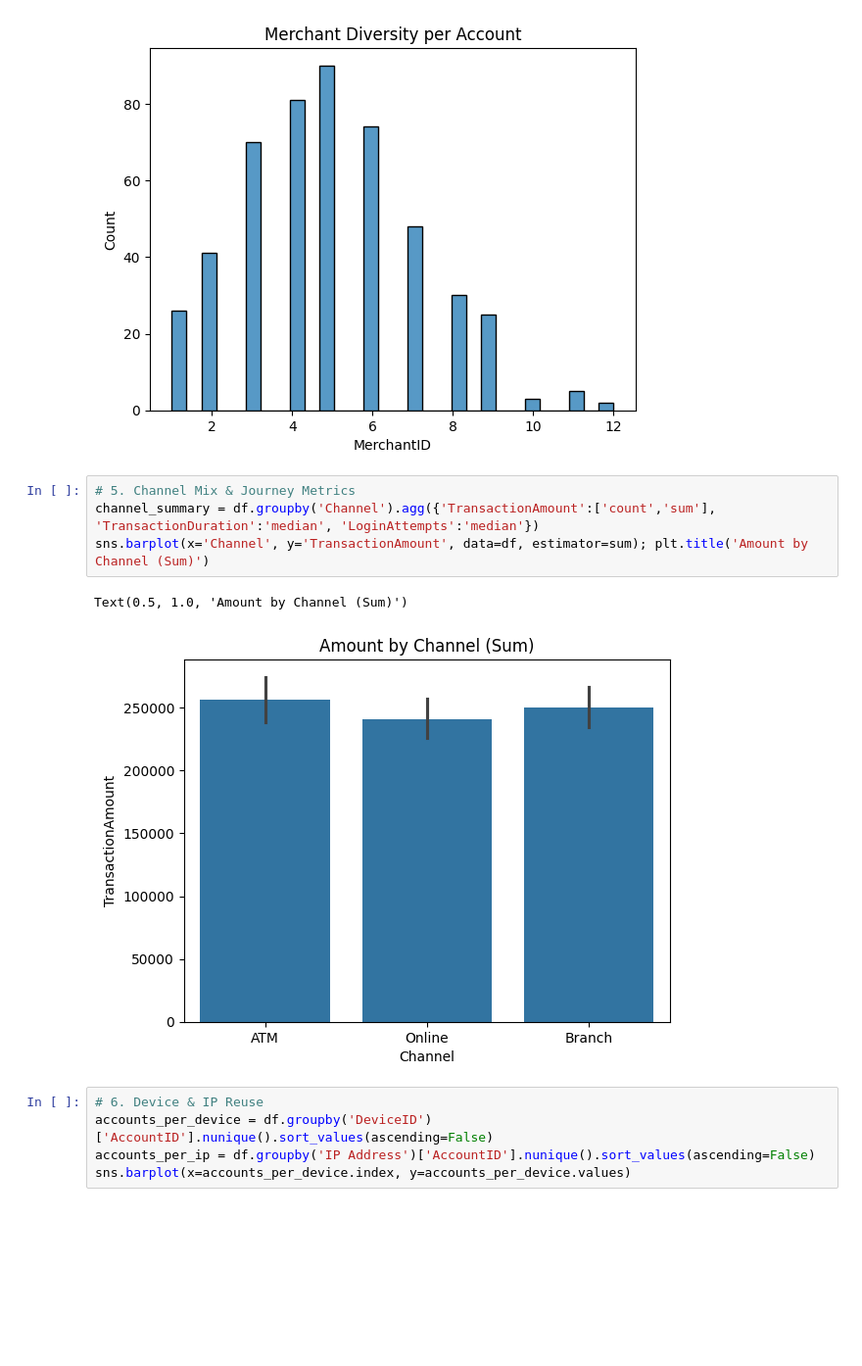
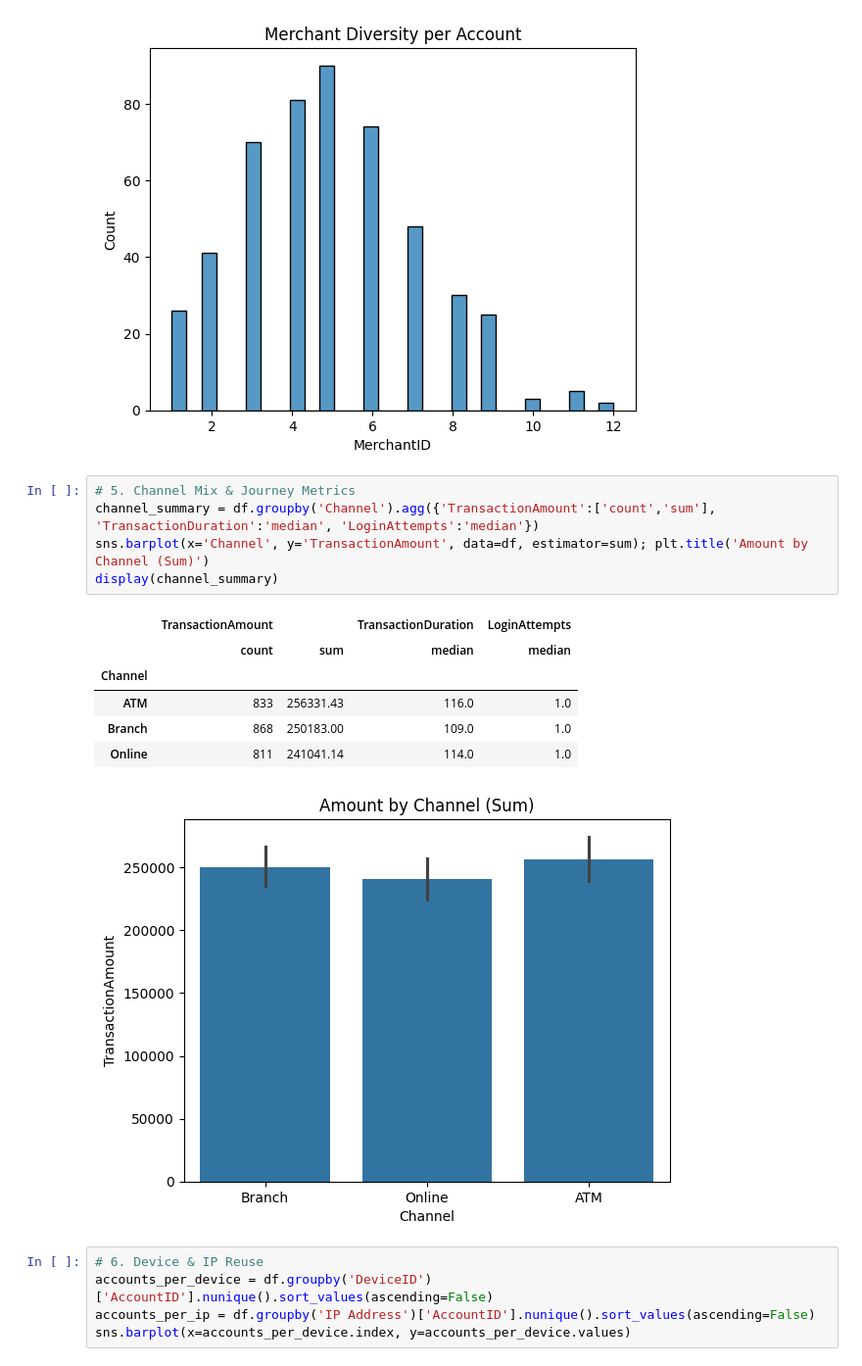
Before and after one commit to owilli38/DSBA-6156, a Jupyter notebook: DSBA6156,_EDA_Assignment_1_.ipynb, the cells around one changed output. Shown at 98% size. Drawn from its saved outputs; the diff is of its cells as text; blank space fills up the shorter version.

```diff
--- a/DSBA6156,_EDA_Assignment_1_.ipynb
+++ b/DSBA6156,_EDA_Assignment_1_.ipynb
@@ -159,10 +162,16 @@ Text(0.5, 1.0, 'Merchant Diversity per Account')
 # %%
 # 5. Channel Mix & Journey Metrics
 channel_summary = df.groupby('Channel').agg({'TransactionAmount':['count','sum'], 'TransactionDuration':'median', 'LoginAttempts':'median'})
 sns.barplot(x='Channel', y='TransactionAmount', data=df, estimator=sum); plt.title('Amount by Channel (Sum)')
+display(channel_summary)
 # %% [output]
-Text(0.5, 1.0, 'Amount by Channel (Sum)')
+|  | TransactionAmount |  | TransactionDuration | LoginAttempts |
+|  | count | sum | median | median |
+| Channel |  |  |  |  |
+| ATM | 833 | 256331.43 | 116.0 | 1.0 |
+| Branch | 868 | 250183.00 | 109.0 | 1.0 |
+| Online | 811 | 241041.14 | 114.0 | 1.0 |
-[figure, old version]
+[figure, new version]
 # %%
 # 6. Device & IP Reuse
 accounts_per_device = df.groupby('DeviceID')['AccountID'].nunique().sort_values(ascending=False)
```
Also changed, not shown: parts of 5 cells of this notebook.
